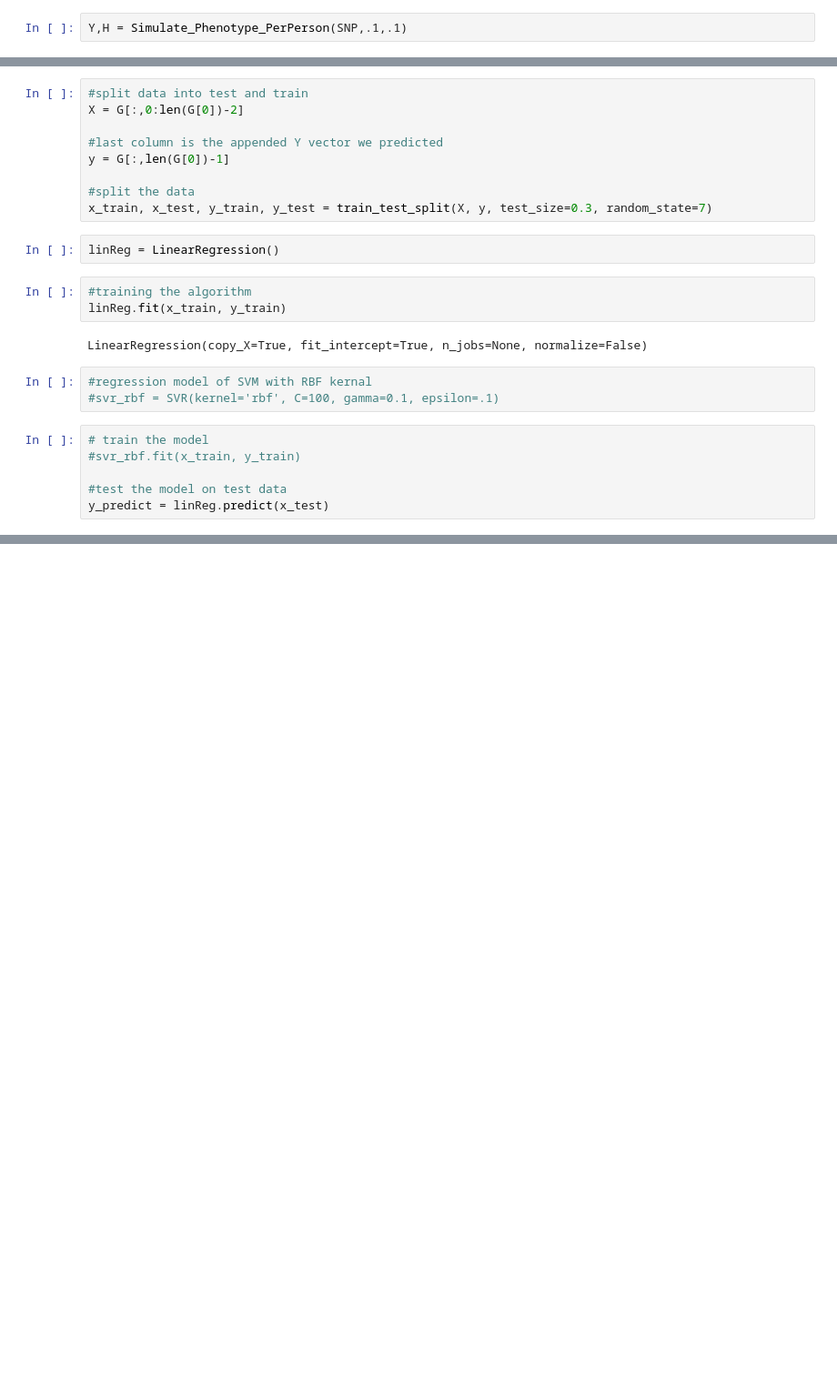
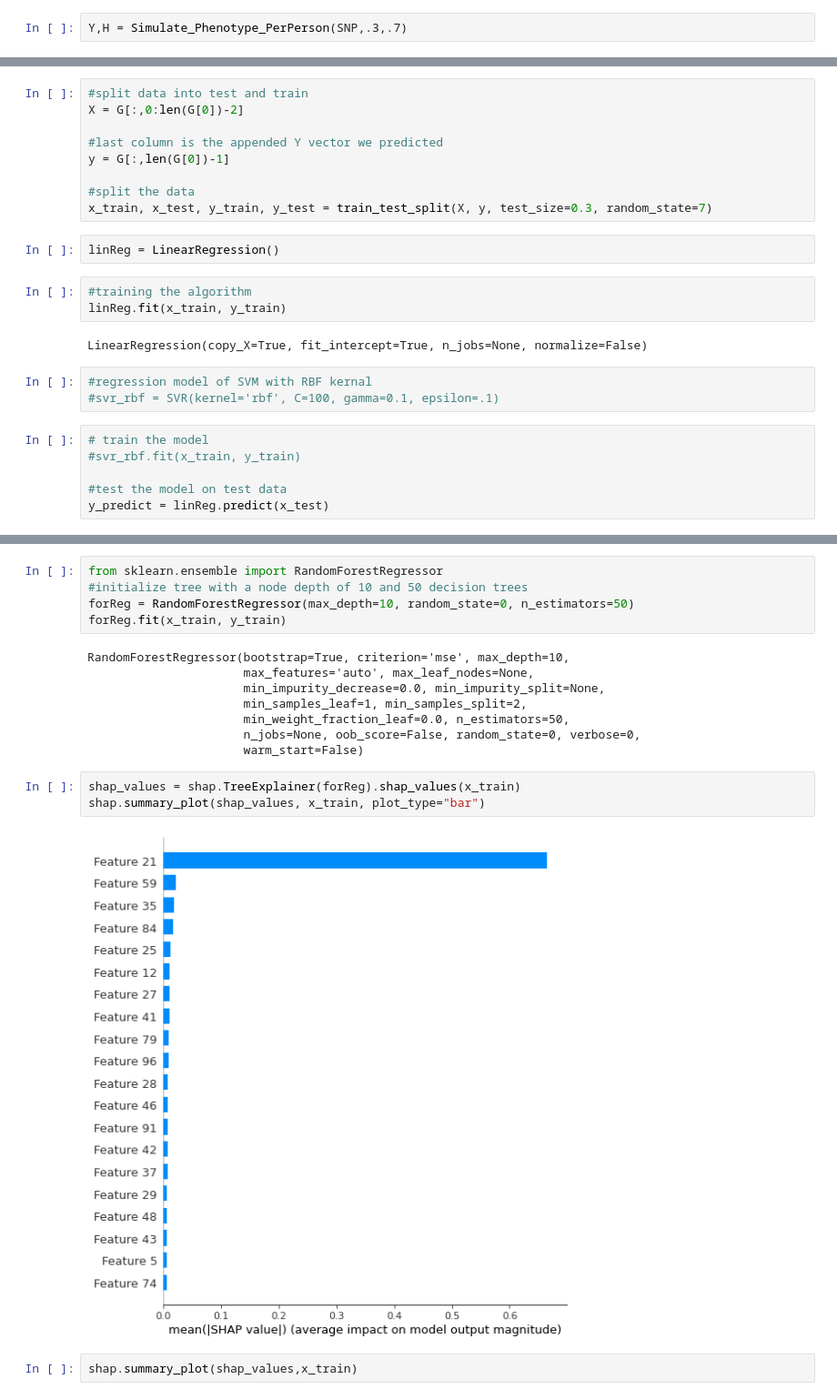
Before and after one commit to KevinDelao/UCLA_Summer_Project, a Jupyter notebook: UCLA_Summer_Code.ipynb, the cells around one changed output, grey strips where cells are left out. Shown at 91% size. Saved outputs shown, nothing was run; the diff lists cells and outputs as text; blank space fills up the shorter version.

Commit message:
trying SHAP

```diff
--- a/UCLA_Summer_Code.ipynb
+++ b/UCLA_Summer_Code.ipynb
@@ -85,5 +85,5 @@ def Simulate_Phenotype_PerPerson(SNP,var_e,var_g):
     H= var_g/(var_g+var_e)
     return Y_n,H
 # %%
-Y,H = Simulate_Phenotype_PerPerson(SNP,.1,.1)
+Y,H = Simulate_Phenotype_PerPerson(SNP,.3,.7)
 # %%
@@ -176,0 +177,20 @@ R2 score = -0.05
+# %%
+from sklearn.ensemble import RandomForestRegressor
+#initialize tree with a node depth of 10 and 50 decision trees
+forReg = RandomForestRegressor(max_depth=10, random_state=0, n_estimators=50)
+forReg.fit(x_train, y_train)
+# %% [output]
+RandomForestRegressor(bootstrap=True, criterion='mse', max_depth=10,
+                      max_features='auto', max_leaf_nodes=None,
+                      min_impurity_decrease=0.0, min_impurity_split=None,
+                      min_samples_leaf=1, min_samples_split=2,
+                      min_weight_fraction_leaf=0.0, n_estimators=50,
+                      n_jobs=None, oob_score=False, random_state=0, verbose=0,
+                      warm_start=False)
+# %%
+shap_values = shap.TreeExplainer(forReg).shap_values(x_train)
+shap.summary_plot(shap_values, x_train, plot_type="bar")
+# %% [output]
+[figure, added]
+# %%
+shap.summary_plot(shap_values,x_train)
```
Also changed, not shown: parts of 4 cells of this notebook.
